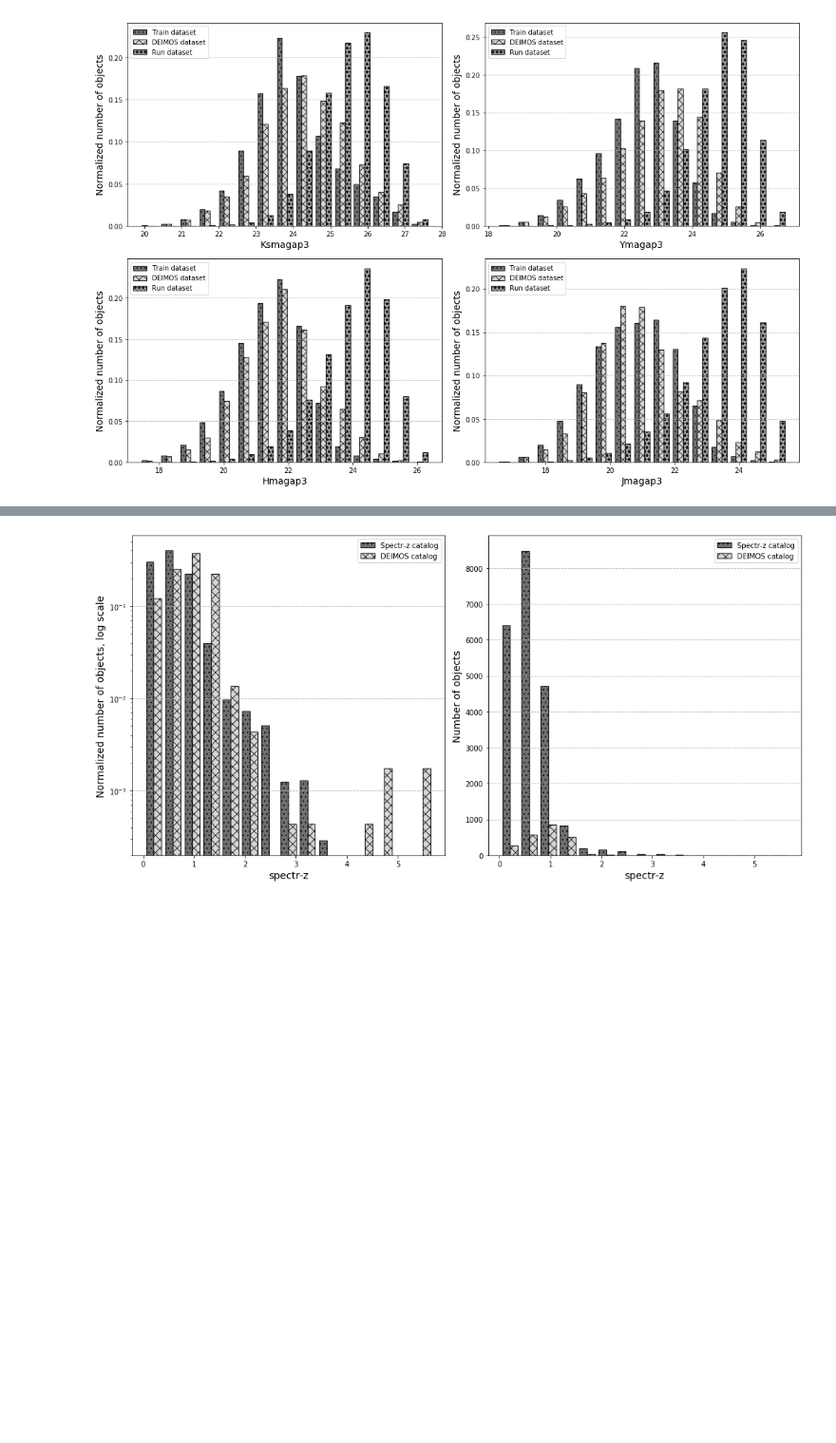
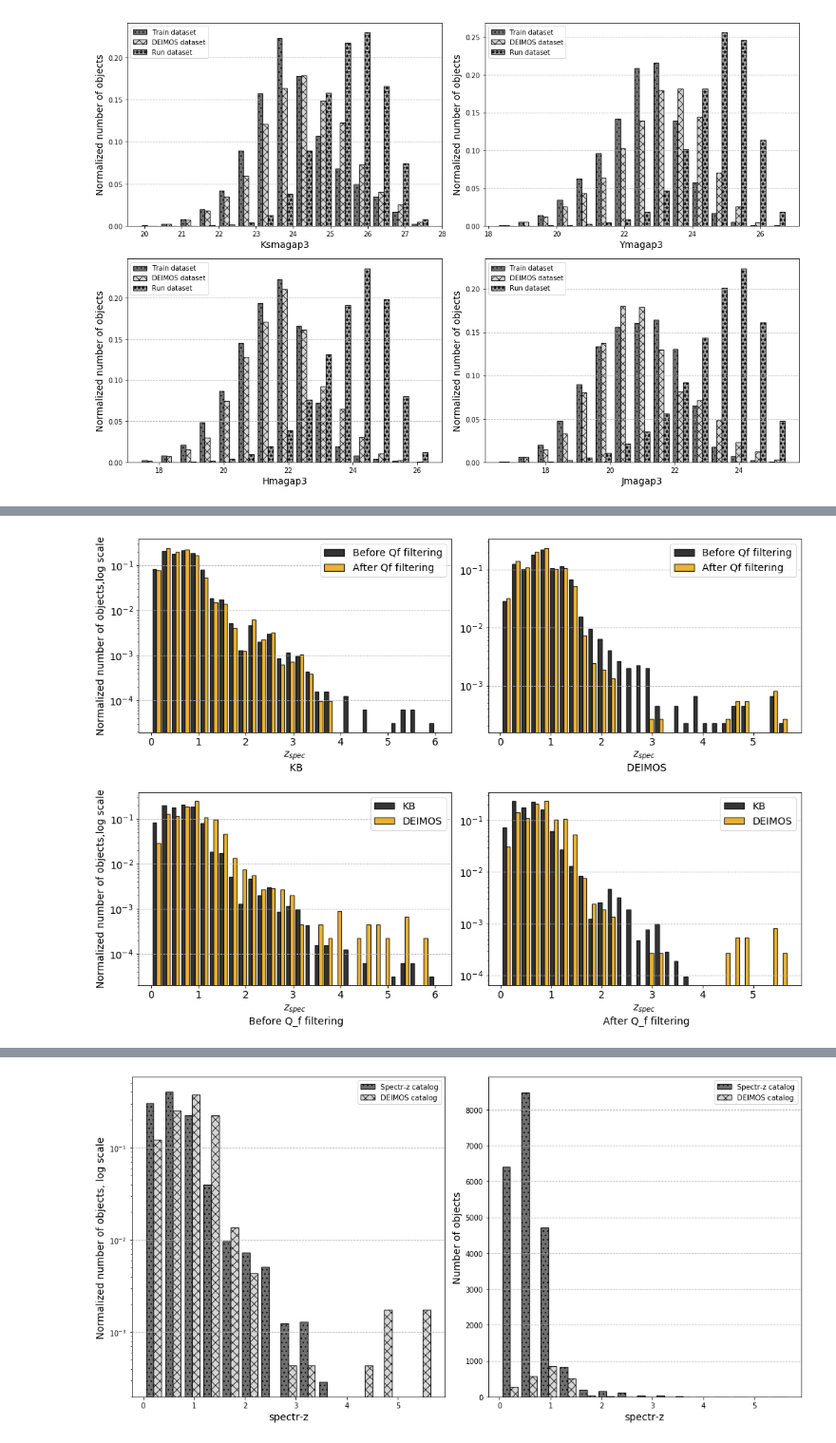
Before and after one commit to ShrRa/COSMOS_SOM, a Jupyter notebook: COSMOS_BasicPreprocessing.ipynb, the cells around one changed output, grey strips where cells are left out. Shown at 95% size. Cells and saved outputs as stored; diff of their text form; code cells hidden in the pictures; blank space fills up the shorter version.

```diff
--- a/COSMOS_BasicPreprocessing.ipynb
+++ b/COSMOS_BasicPreprocessing.ipynb
@@ -470,0 +537,28 @@ tabCOSMOS2015_noSpectrZ.write('04_COSMOS2015_run.csv',format='csv')
+# %%
+datasets=[tabCOSMOS_SpectrZ_MagErrLim['z_spec'],tabCOSMOS_SpectrZ_QfFilter['z_spec']]
+labels=['Before Qf filtering','After Qf filtering']
+numBins=30
+fig, ((axs1,axs2),(axs3,axs4)) = plt.subplots(2, 2,figsize=(14,10))
+axs1.grid(axis='y',linestyle ='--')
+axs2.grid(axis='y',linestyle ='--')
+plotMultiBar(datasets,numBins,labels,logScale=True,alpha=0.8,normCounts=True,
+              xlabel='$z_{spec}$ \n KB',ylabel='Normalized number of objects,log scale',axs=axs1,grayscale=False)
+datasets=[tabCOSMOS_DEIMOS_noAGN['z_spec'],tabCOSMOS_DEIMOS_QfFilter['z_spec']]
+plotMultiBar(datasets,numBins,labels,logScale=True,alpha=0.8,normCounts=True,
+              xlabel='$z_{spec}$ \n DEIMOS',ylabel=None,axs=axs2,grayscale=False)
+
+datasets=[tabCOSMOS_SpectrZ_MagErrLim['z_spec'],tabCOSMOS_DEIMOS_noAGN['z_spec']]
+labels=['KB','DEIMOS']
+numBins=30
+axs3.grid(axis='y',linestyle ='--')
+axs4.grid(axis='y',linestyle ='--')
+plotMultiBar(datasets,numBins,labels,logScale=True,alpha=0.8,normCounts=True,
+              xlabel='$z_{spec}$ \n Before Q_f filtering',ylabel='Normalized number of objects,log scale',
+             axs=axs3,grayscale=False)
+datasets=[tabCOSMOS_SpectrZ_QfFilter['z_spec'],tabCOSMOS_DEIMOS_QfFilter['z_spec']]
+plotMultiBar(datasets,numBins,labels,logScale=True,alpha=0.8,normCounts=True,
+              xlabel='$z_{spec}$ \n After Q_f filtering',ylabel=None,axs=axs4,grayscale=False)
+
+plt.tight_layout()
+# %% [output]
+[figure, added]
```
Also changed, not shown: parts of 14 cells of this notebook, 4 other files.
